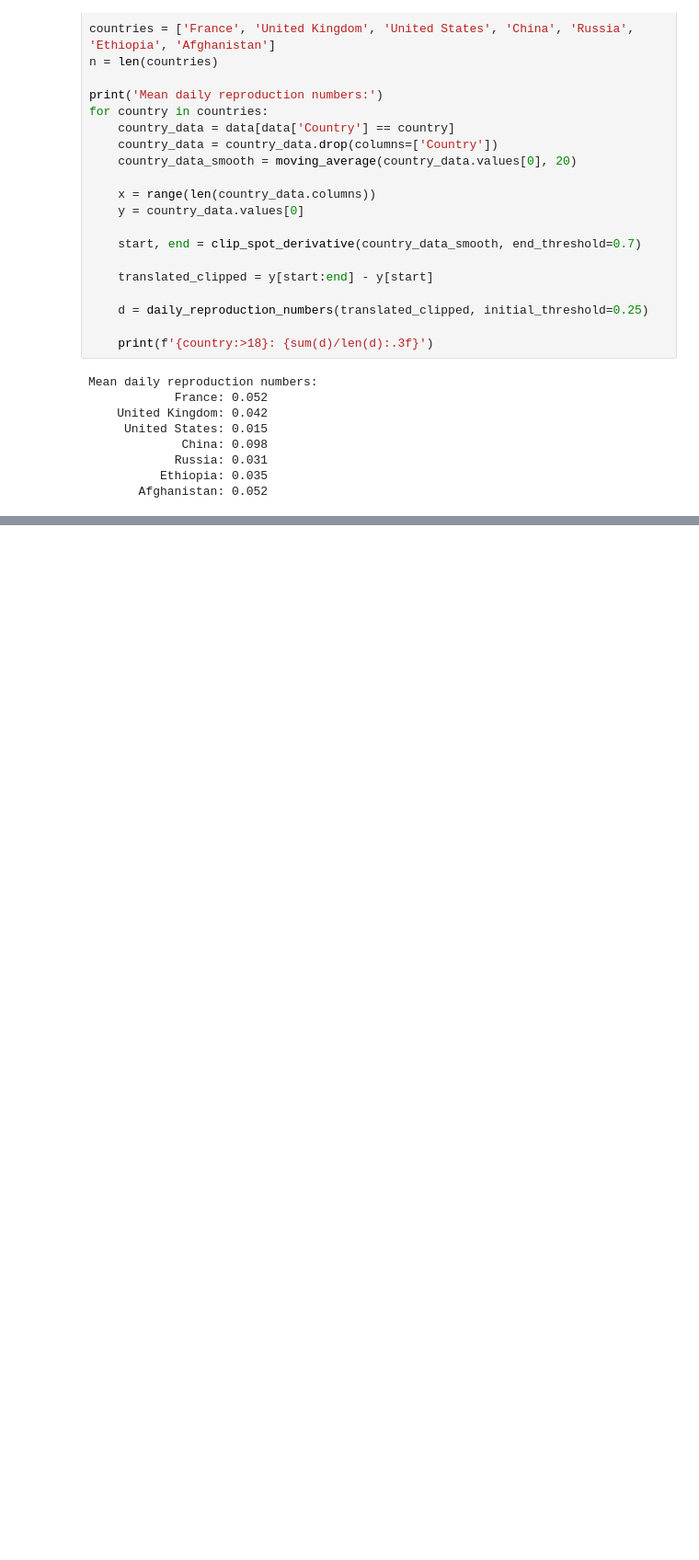
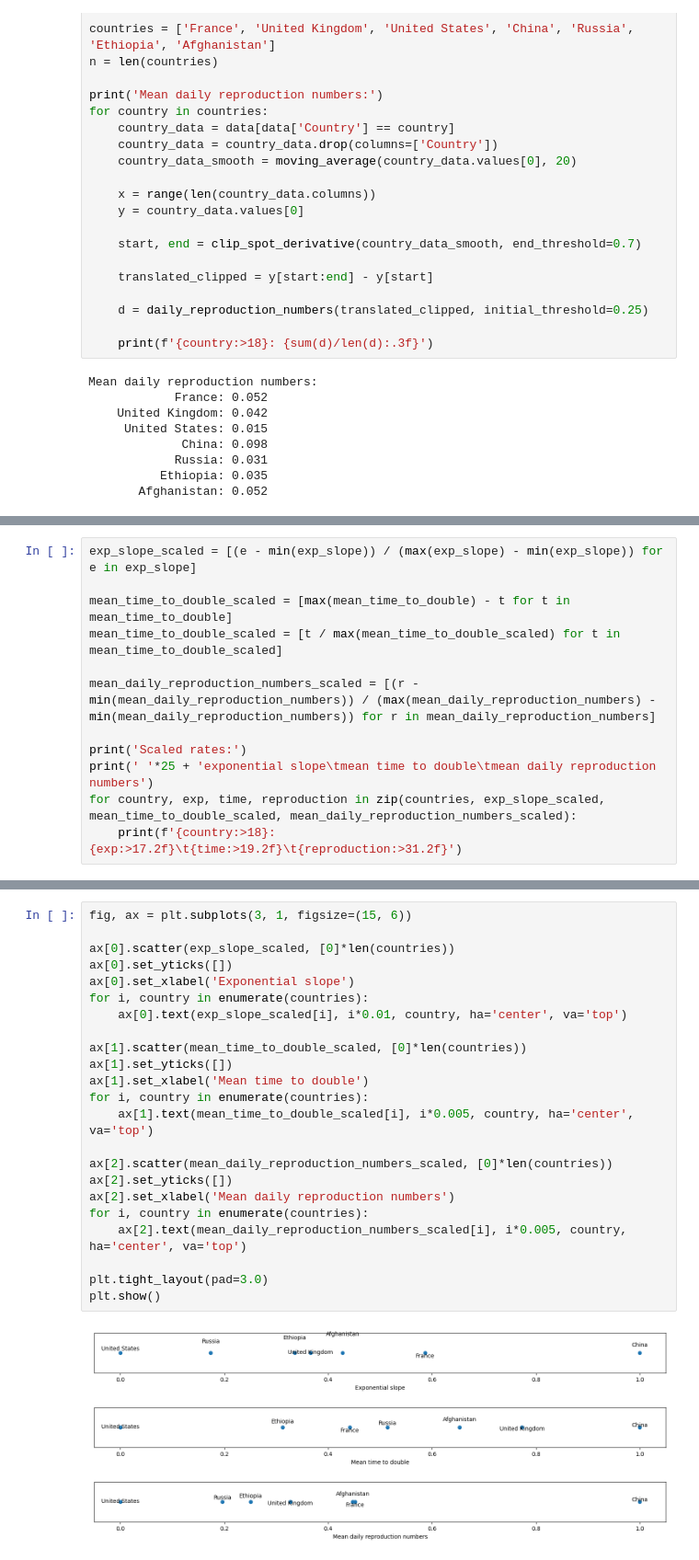
Before and after one commit to tom-sartori/BIN710, a Jupyter notebook: Project/spread_rate.ipynb, the cells around one changed output, grey strips where cells are left out. Shown at 92% size. Drawn from its saved outputs; the diff is of its cells as text; blank space fills up the shorter version.

Commit message:
[+] comparing spread rates and exporting data

```diff
--- a/Project/spread_rate.ipynb
+++ b/Project/spread_rate.ipynb
@@ -340,0 +389,12 @@ Mean daily reproduction numbers:
+# %%
+exp_slope_scaled = [(e - min(exp_slope)) / (max(exp_slope) - min(exp_slope)) for e in exp_slope]
+
+mean_time_to_double_scaled = [max(mean_time_to_double) - t for t in mean_time_to_double]
+mean_time_to_double_scaled = [t / max(mean_time_to_double_scaled) for t in mean_time_to_double_scaled]
+
+mean_daily_reproduction_numbers_scaled = [(r - min(mean_daily_reproduction_numbers)) / (max(mean_daily_reproduction_numbers) - min(mean_daily_reproduction_numbers)) for r in mean_daily_reproduction_numbers]
+
+print('Scaled rates:')
+print(' '*25 + 'exponential slope\tmean time to double\tmean daily reproduction numbers')
+for country, exp, time, reproduction in zip(countries, exp_slope_scaled, mean_time_to_double_scaled, mean_daily_reproduction_numbers_scaled):
+    print(f'{country:>18}:      {exp:>17.2f}\t{time:>19.2f}\t{reproduction:>31.2f}')
@@ -340,0 +411,25 @@ Mean daily reproduction numbers:
+# %%
+fig, ax = plt.subplots(3, 1, figsize=(15, 6))
+
+ax[0].scatter(exp_slope_scaled, [0]*len(countries))
+ax[0].set_yticks([])
+ax[0].set_xlabel('Exponential slope')
+for i, country in enumerate(countries):
+    ax[0].text(exp_slope_scaled[i], i*0.01, country, ha='center', va='top')
+
+ax[1].scatter(mean_time_to_double_scaled, [0]*len(countries))
+ax[1].set_yticks([])
+ax[1].set_xlabel('Mean time to double')
+for i, country in enumerate(countries):
+    ax[1].text(mean_time_to_double_scaled[i], i*0.005, country, ha='center', va='top')
+
+ax[2].scatter(mean_daily_reproduction_numbers_scaled, [0]*len(countries))
+ax[2].set_yticks([])
+ax[2].set_xlabel('Mean daily reproduction numbers')
+for i, country in enumerate(countries):
+    ax[2].text(mean_daily_reproduction_numbers_scaled[i], i*0.005, country, ha='center', va='top')
+
+plt.tight_layout(pad=3.0)
+plt.show()
+# %% [output]
+[figure, added]
```
Also changed, not shown: parts of 16 cells of this notebook, 3 other files.
